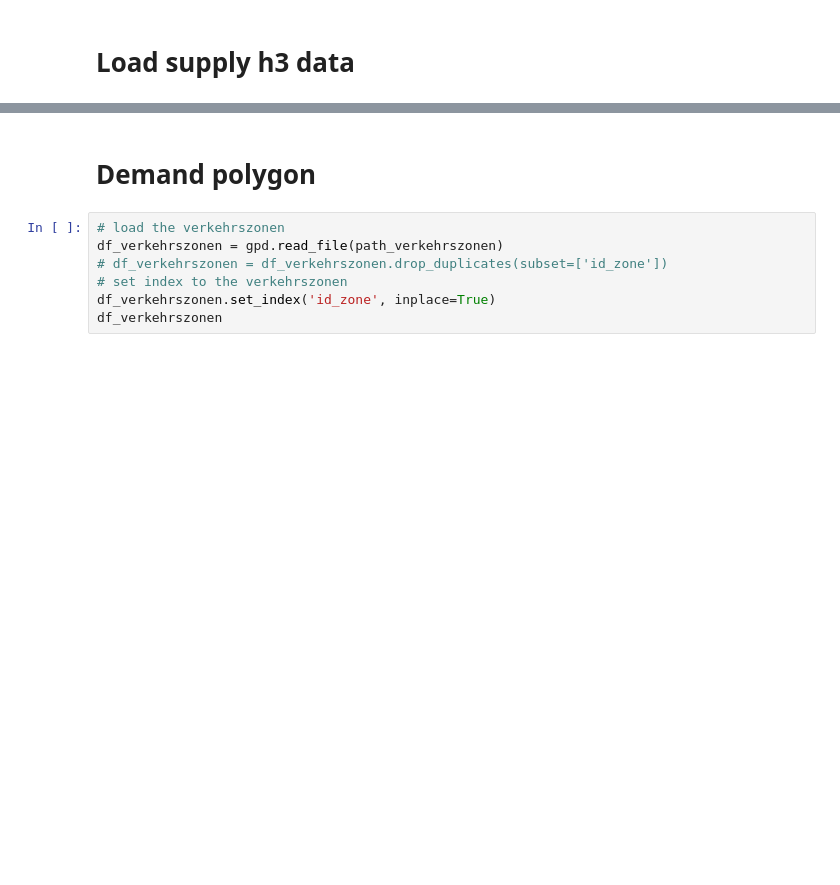
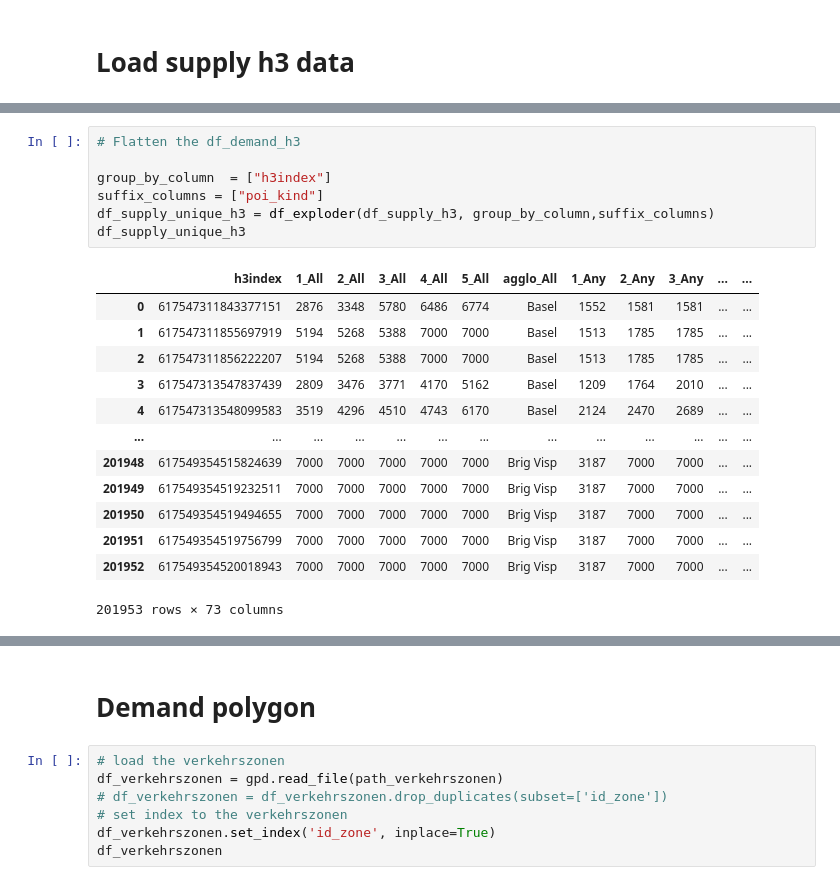
Before and after one commit to EPFL-ENAC/LASUR-swiss-proximity, a Jupyter notebook: data_processing/processing.ipynb, the cells around one changed output, grey strips where cells are left out. Cells and saved outputs as stored; diff of their text form; blank space fills up the shorter version.

```diff
--- a/data_processing/processing.ipynb
+++ b/data_processing/processing.ipynb
@@ -153,6 +152,27 @@ df_demand_h3
 | 2441482 | 617549354520018943 | 7000 | 7000 | 7000 | 7000 | 7000 | Brig Visp | Sport |
 | 2441483 | 617549354520018943 | 7000 | 7000 | 7000 | 7000 | 7000 | Brig Visp | Transport |
 2441484 rows × 8 columns
+# %%
+# Flatten the df_demand_h3
+
+group_by_column  = ["h3index"]
+suffix_columns = ["poi_kind"]
+df_supply_unique_h3 = df_exploder(df_supply_h3, group_by_column,suffix_columns)
+df_supply_unique_h3
+# %% [output]
+|  | h3index | 1_All | 2_All | 3_All | 4_All | 5_All | agglo_All | 1_Any | 2_Any | 3_Any | ... | ... |
+| 0 | 617547311843377151 | 2876 | 3348 | 5780 | 6486 | 6774 | Basel | 1552 | 1581 | 1581 | ... | ... |
+| 1 | 617547311855697919 | 5194 | 5268 | 5388 | 7000 | 7000 | Basel | 1513 | 1785 | 1785 | ... | ... |
+| 2 | 617547311856222207 | 5194 | 5268 | 5388 | 7000 | 7000 | Basel | 1513 | 1785 | 1785 | ... | ... |
+| 3 | 617547313547837439 | 2809 | 3476 | 3771 | 4170 | 5162 | Basel | 1209 | 1764 | 2010 | ... | ... |
+| 4 | 617547313548099583 | 3519 | 4296 | 4510 | 4743 | 6170 | Basel | 2124 | 2470 | 2689 | ... | ... |
+| ... | ... | ... | ... | ... | ... | ... | ... | ... | ... | ... | ... | ... |
+| 201948 | 617549354515824639 | 7000 | 7000 | 7000 | 7000 | 7000 | Brig Visp | 3187 | 7000 | 7000 | ... | ... |
+| 201949 | 617549354519232511 | 7000 | 7000 | 7000 | 7000 | 7000 | Brig Visp | 3187 | 7000 | 7000 | ... | ... |
+| 201950 | 617549354519494655 | 7000 | 7000 | 7000 | 7000 | 7000 | Brig Visp | 3187 | 7000 | 7000 | ... | ... |
+| 201951 | 617549354519756799 | 7000 | 7000 | 7000 | 7000 | 7000 | Brig Visp | 3187 | 7000 | 7000 | ... | ... |
+| 201952 | 617549354520018943 | 7000 | 7000 | 7000 | 7000 | 7000 | Brig Visp | 3187 | 7000 | 7000 | ... | ... |
+201953 rows × 73 columns
 # %%
 
 # filter out the rows with no h3_index or NaN values
```
Also changed, not shown: parts of 19 cells of this notebook.
